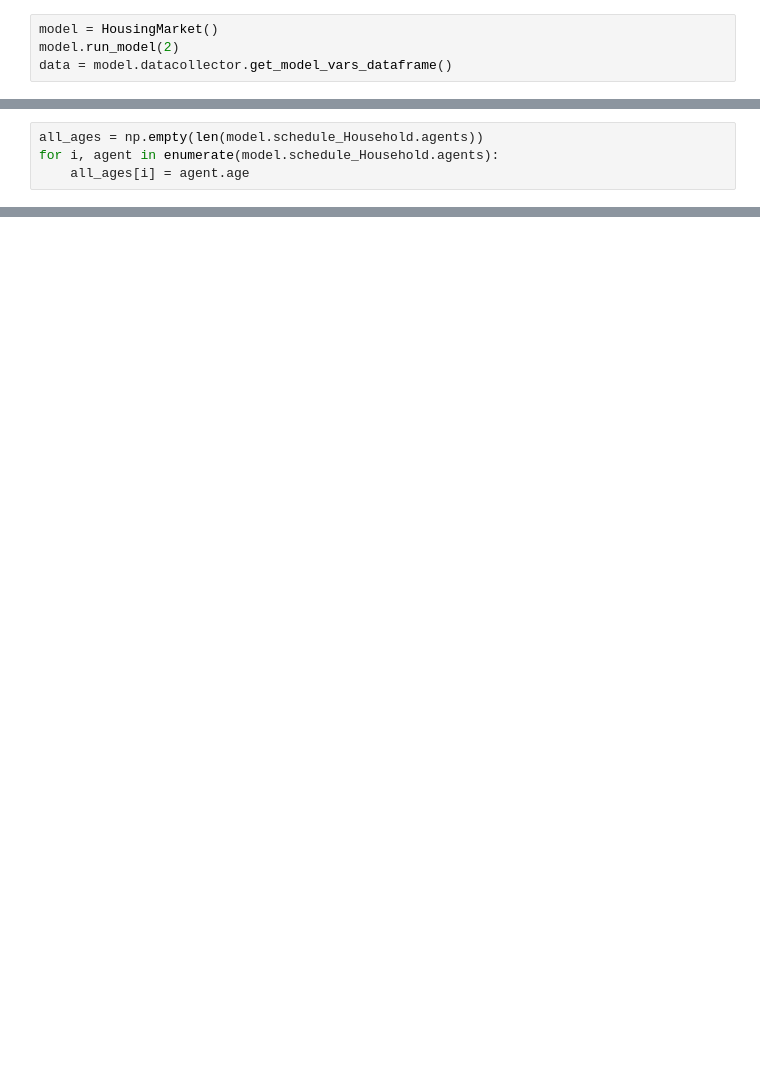
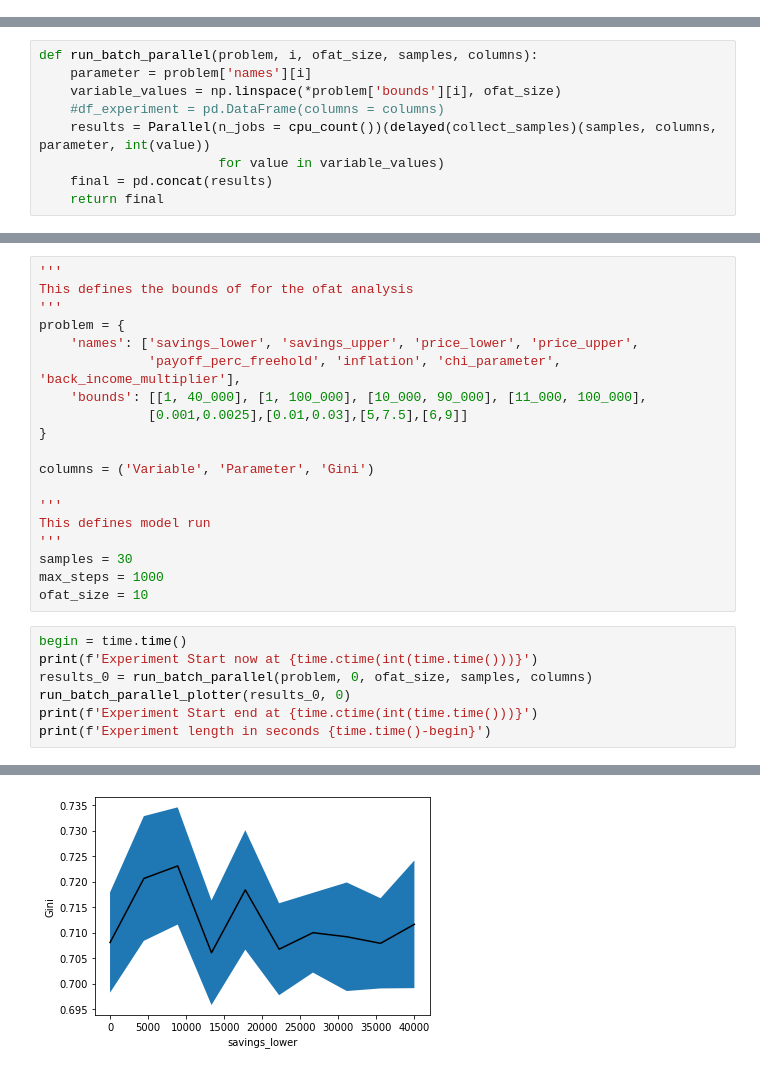
Before and after one commit to Caesar-blip/ABM, a Jupyter notebook: tests.ipynb, the cells around one changed output, grey strips where cells are left out. Drawn from its saved outputs; the diff is of its cells as text; blank space fills up the shorter version.

```diff
--- a/tests.ipynb
+++ b/tests.ipynb
@@ -6,4 +0,0 @@ import seaborn as sns
-# %%
-model = HousingMarket()
-model.run_model(2)
-data = model.datacollector.get_model_vars_dataframe()
@@ -13,4 +0,0 @@ TypeError: 'int' object is not callable
-# %%
-all_ages = np.empty(len(model.schedule_Household.agents))
-for i, agent in enumerate(model.schedule_Household.agents):
-    all_ages[i] = agent.age
@@ -27,0 +76,9 @@ array([   0.        , -418.52954104,    0.        ,    0.        ,
+# %%
+def run_batch_parallel(problem, i, ofat_size, samples, columns):
+    parameter = problem['names'][i]
+    variable_values = np.linspace(*problem['bounds'][i], ofat_size)
+    #df_experiment = pd.DataFrame(columns = columns)
+    results = Parallel(n_jobs = cpu_count())(delayed(collect_samples)(samples, columns, parameter, int(value))
+                       for value in variable_values)
+    final = pd.concat(results)
+    return final
@@ -27,0 +106,27 @@ array([   0.        , -418.52954104,    0.        ,    0.        ,
+# %%
+'''
+This defines the bounds of for the ofat analysis
+'''
+problem = {
+    'names': ['savings_lower', 'savings_upper', 'price_lower', 'price_upper',
+              'payoff_perc_freehold', 'inflation', 'chi_parameter', 'back_income_multiplier'],
+    'bounds': [[1, 40_000], [1, 100_000], [10_000, 90_000], [11_000, 100_000],
+              [0.001,0.0025],[0.01,0.03],[5,7.5],[6,9]]
+}
+
+columns = ('Variable', 'Parameter', 'Gini')
+
+'''
+This defines model run
+'''
+samples = 30
+max_steps = 1000
+ofat_size = 10
+# %%
+begin = time.time()
+print(f'Experiment Start now at {time.ctime(int(time.time()))}')
+results_0 = run_batch_parallel(problem, 0, ofat_size, samples, columns)
+run_batch_parallel_plotter(results_0, 0)
+print(f'Experiment Start end at {time.ctime(int(time.time()))}')
+print(f'Experiment length in seconds {time.time()-begin}')
+# %% [output]
@@ -27,0 +134 @@ array([   0.        , -418.52954104,    0.        ,    0.        ,
+[figure, added]
```
Also changed, not shown: parts of 16 cells of this notebook, 2 other files.
